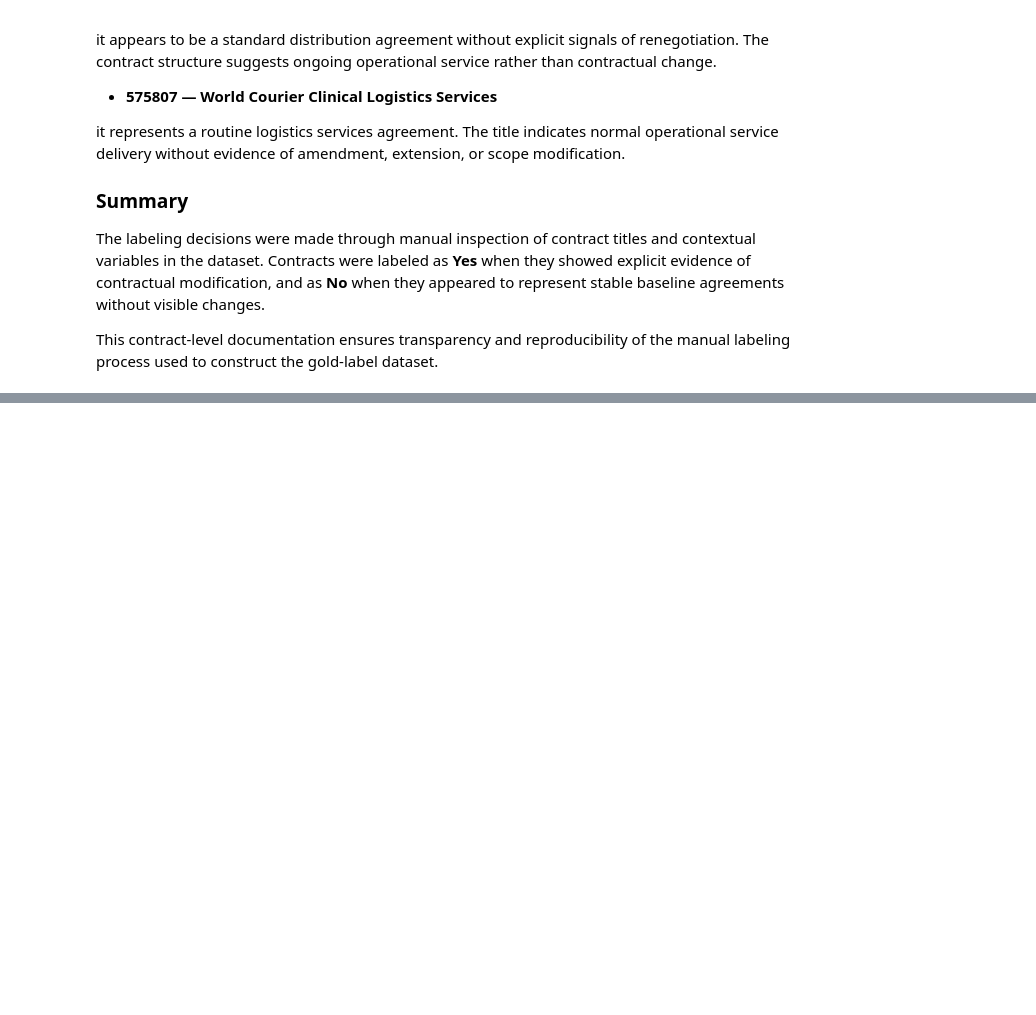
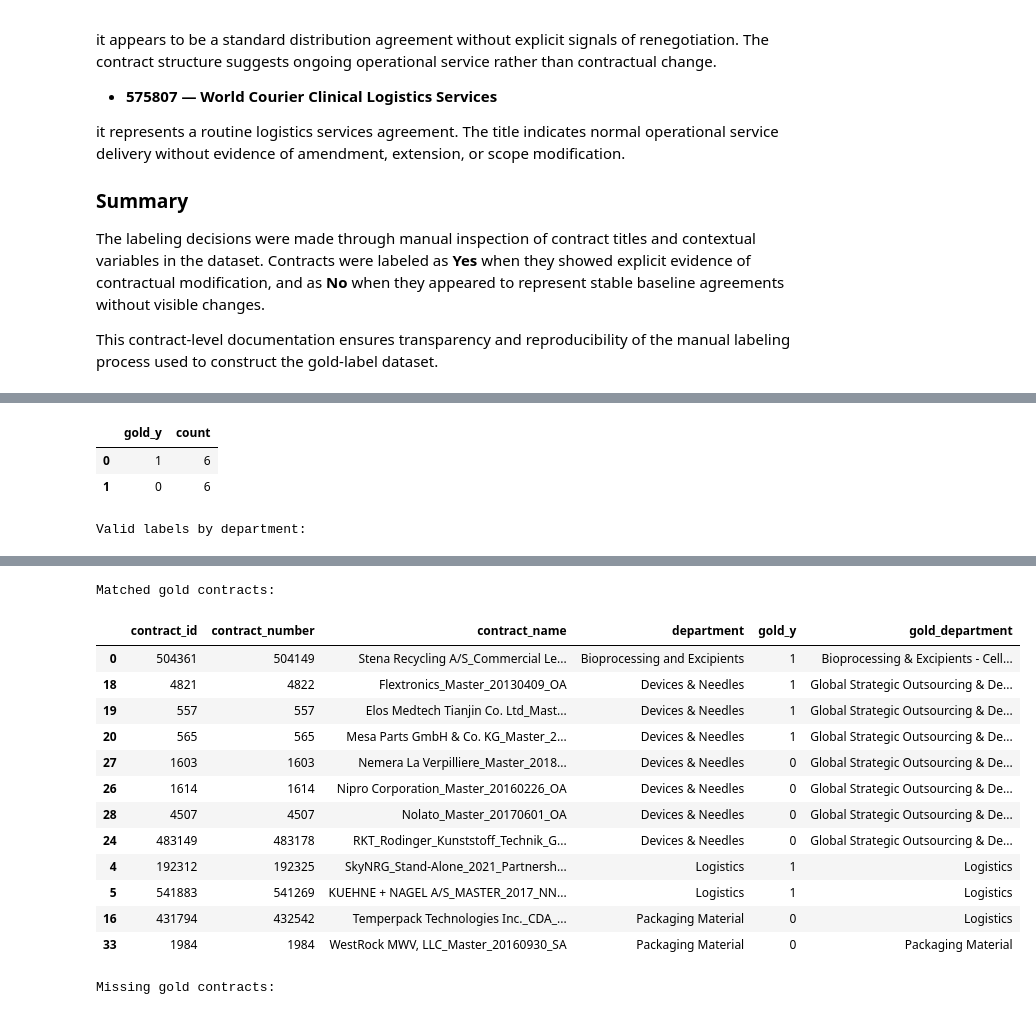
Before and after one commit to ThomasRoennebek/Signal_Fusion_with_Meta-learners-, a Jupyter notebook: notebooks/07_joining.ipynb, the cells around one changed output, grey strips where cells are left out. Drawn from its saved outputs; the diff is of its cells as text; code cells hidden in the pictures; blank space fills up the shorter version.

```diff
--- a/notebooks/07_joining.ipynb
+++ b/notebooks/07_joining.ipynb
@@ -1340,14 +1190,0 @@ To expand the few-shot benchmark for Stage 2, additional labels were manually as
-# %%
-df_contract_final_no_spend["contract_id"] = clean_id_like_column(df_contract_final_no_spend["contract_id"])
-df_gold_manual["contract_id"] = clean_id_like_column(df_gold_manual["contract_id"])
-
-df_contract_with_gold = df_contract_final_no_spend.merge(
-    df_gold_manual,
-    on="contract_id",
-    how="left",
-)
-
-print("Joined shape:", df_contract_with_gold.shape)
-print("Rows with gold_y:", df_contract_with_gold["gold_y"].notna().sum())
-print("Unique gold-labeled contracts in final table:", df_contract_with_gold.loc[df_contract_with_gold["gold_y"].notna(), "contract_id"].nunique())
-display(df_contract_with_gold[["contract_id", "department", "gold_y", "gold_department"]].dropna(subset=["gold_y"]).drop_duplicates().sort_values(["gold_department", "gold_y", "contract_id"]))
@@ -1543,0 +1253,47 @@ Missing contracts: ['1877', '25777', '346312', '536319', '598142', '612555']
+# %%
+df_gold_matches, df_gold_valid, df_gold_missing = validate_manual_gold_labels(
+    df_gold_manual=df_gold_manual,
+    df_contracts=df_contract_final_no_spend,
+)
+
+print("Manual labels provided:", len(df_gold_manual))
+print("Valid labels found in final dataset:", len(df_gold_valid))
+print("Missing labels after upstream filtering:", len(df_gold_missing))
+print()
+
+print("Valid label counts:")
+display(
+    df_gold_valid["gold_y"]
+    .value_counts(dropna=False)
+    .rename_axis("gold_y")
+    .reset_index(name="count")
+    .sort_values("gold_y", ascending=False)
+)
+
+print("Valid labels by department:")
+display(
+    df_gold_valid.groupby(["gold_department", "gold_y"])
+    .size()
+    .reset_index(name="count")
+    .sort_values(["gold_department", "gold_y"], ascending=[True, False])
+)
+
+print("Matched gold contracts:")
+display(
+    df_gold_valid[
+        ["contract_id", "contract_number", "contract_name", "department", "gold_y", "gold_department"]
+    ]
+    .drop_duplicates()
+    .sort_values(["gold_department", "gold_y", "contract_number"], ascending=[True, False, True])
+)
+
+if len(df_gold_missing) > 0:
+    print("Missing gold contracts:")
+    display(
+        df_gold_missing[
+            ["contract_number", "gold_y", "gold_department"]
+        ]
+        .drop_duplicates()
+        .sort_values(["gold_department", "gold_y", "contract_number"], ascending=[True, False, True])
+    )
+# %% [output]
@@ -1543,0 +1305,4 @@ Missing contracts: ['1877', '25777', '346312', '536319', '598142', '612555']
+|  | gold_y | count |
+| 0 | 1 | 6 |
+| 1 | 0 | 6 |
+Valid labels by department:
@@ -1543,0 +1316,15 @@ Missing contracts: ['1877', '25777', '346312', '536319', '598142', '612555']
+Matched gold contracts:
+|  | contract_id | contract_number | contract_name | department | gold_y | gold_department |
+| 0 | 504361 | 504149 | Stena Recycling A/S_Commercial Le... | Bioprocessing and Excipients | 1 | Bioprocessing & Excipients - Cell... |
+| 18 | 4821 | 4822 | Flextronics_Master_20130409_OA | Devices & Needles | 1 | Global Strategic Outsourcing & De... |
+| 19 | 557 | 557 | Elos Medtech Tianjin Co. Ltd_Mast... | Devices & Needles | 1 | Global Strategic Outsourcing & De... |
+| 20 | 565 | 565 | Mesa Parts GmbH & Co. KG_Master_2... | Devices & Needles | 1 | Global Strategic Outsourcing & De... |
+| 27 | 1603 | 1603 | Nemera La Verpilliere_Master_2018... | Devices & Needles | 0 | Global Strategic Outsourcing & De... |
+| 26 | 1614 | 1614 | Nipro Corporation_Master_20160226_OA | Devices & Needles | 0 | Global Strategic Outsourcing & De... |
+| 28 | 4507 | 4507 | Nolato_Master_20170601_OA | Devices & Needles | 0 | Global Strategic Outsourcing & De... |
+| 24 | 483149 | 483178 | RKT_Rodinger_Kunststoff_Technik_G... | Devices & Needles | 0 | Global Strategic Outsourcing & De... |
+| 4 | 192312 | 192325 | SkyNRG_Stand-Alone_2021_Partnersh... | Logistics | 1 | Logistics |
+| 5 | 541883 | 541269 | KUEHNE + NAGEL A/S_MASTER_2017_NN... | Logistics | 1 | Logistics |
+| 16 | 431794 | 432542 | Temperpack Technologies Inc._CDA_... | Packaging Material | 0 | Logistics |
+| 33 | 1984 | 1984 | WestRock MWV, LLC_Master_20160930_SA | Packaging Material | 0 | Packaging Material |
+Missing gold contracts:
```
Also changed, not shown: parts of 31 cells of this notebook, 28 other files.
